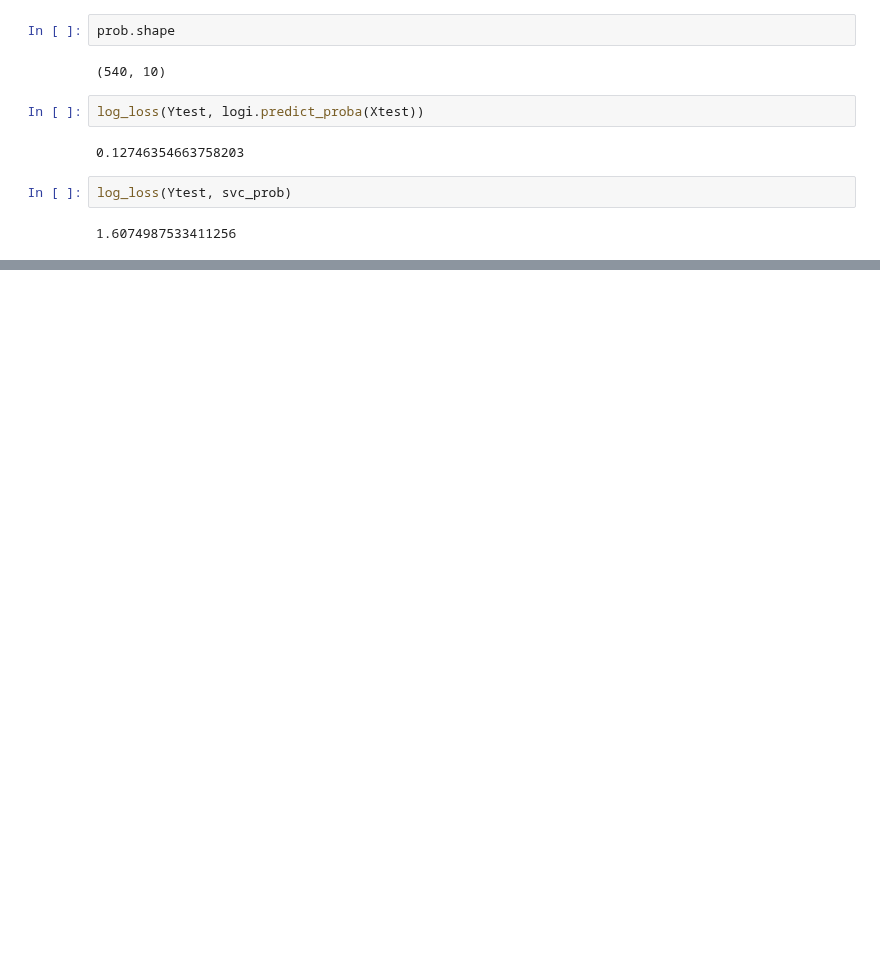
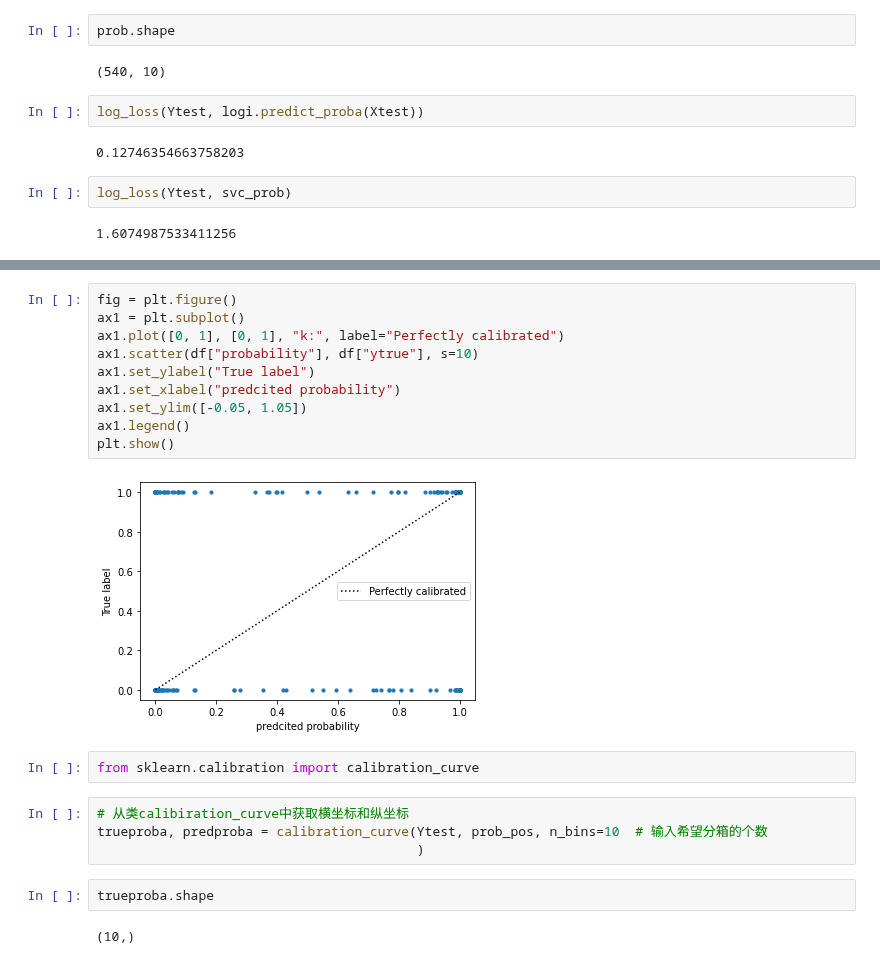
Before and after one commit to JustDoItGit/caicai_sklearn, a Jupyter notebook: 第十章 朴素贝叶斯/概率类模型的评估指标.ipynb, the cells around one changed output, grey strips where cells are left out. Drawn from its saved outputs; the diff is of its cells as text; blank space fills up the shorter version.

```diff
--- a/第十章 朴素贝叶斯/概率类模型的评估指标.ipynb
+++ b/第十章 朴素贝叶斯/概率类模型的评估指标.ipynb
@@ -152,0 +257,22 @@ log_loss(Ytest, svc_prob)
+# %%
+fig = plt.figure()
+ax1 = plt.subplot()
+ax1.plot([0, 1], [0, 1], "k:", label="Perfectly calibrated")
+ax1.scatter(df["probability"], df["ytrue"], s=10)
+ax1.set_ylabel("True label")
+ax1.set_xlabel("predcited probability")
+ax1.set_ylim([-0.05, 1.05])
+ax1.legend()
+plt.show()
+# %% [output]
+[figure, added]
+# %%
+from sklearn.calibration import calibration_curve
+# %%
+# 从类calibiration_curve中获取横坐标和纵坐标
+trueproba, predproba = calibration_curve(Ytest, prob_pos, n_bins=10  # 输入希望分箱的个数
+                                         )
+# %%
+trueproba.shape
+# %% [output]
+(10,)
```
Also changed, not shown: parts of 20 cells of this notebook.
